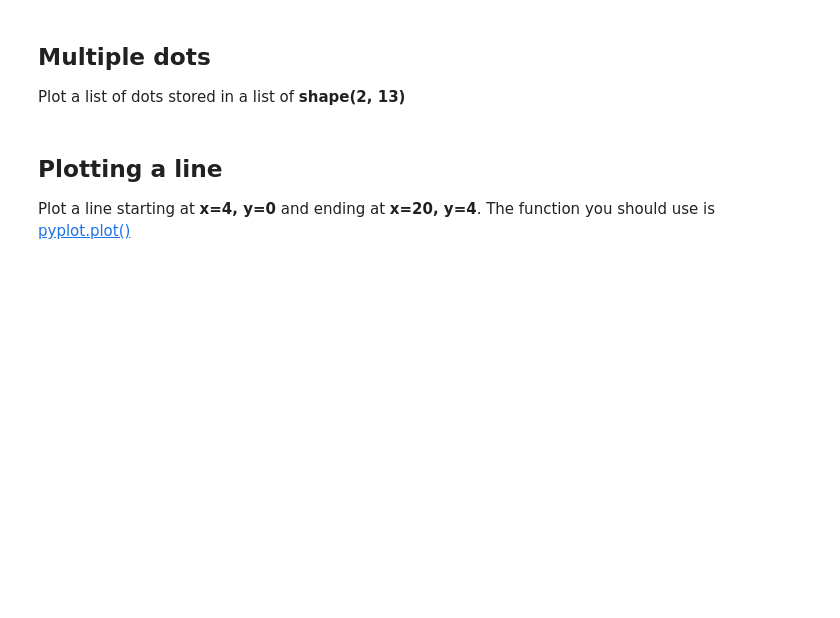
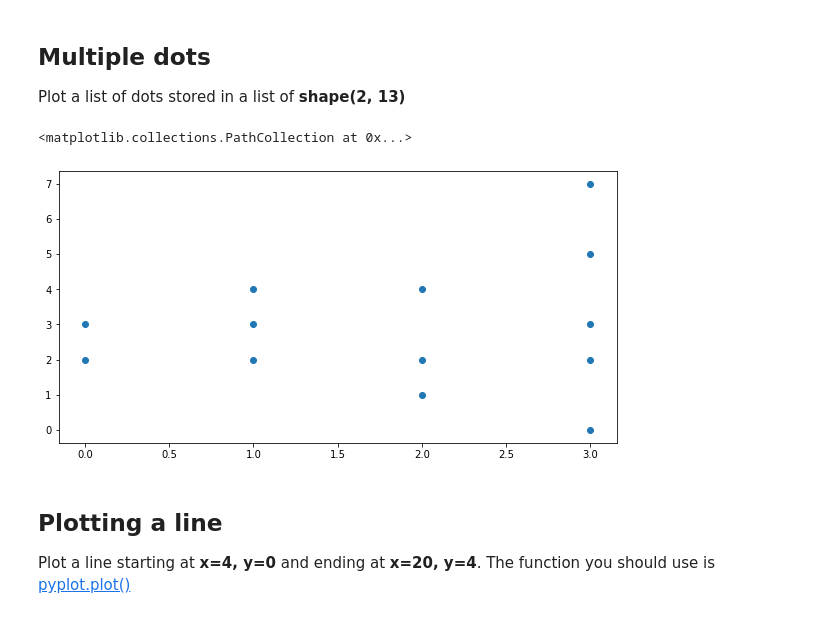
Before and after one commit to smhurf/lewagon_challenges, a Jupyter notebook: 02-Data-Toolkit/03-Data-Visualization/01-Matplotlib-Intro/ex01.ipynb, the cells around one changed output. Saved outputs shown, nothing was run; the diff lists cells and outputs as text; code cells hidden in the pictures; blank space fills up the shorter version.

```diff
--- a/02-Data-Toolkit/03-Data-Visualization/01-Matplotlib-Intro/ex01.ipynb
+++ b/02-Data-Toolkit/03-Data-Visualization/01-Matplotlib-Intro/ex01.ipynb
@@ -26,3 +27,13 @@ Plot a list of dots stored in a list of **shape(2, 13)**
+# %%
+dots = [
+    [1, 1, 2, 2, 2, 3, 1, 3, 3, 3, 3, 0, 0],
+    [2, 3, 2, 4, 1, 3, 4, 2, 0, 5, 7, 2, 3]
+]
+
+plt.scatter(dots[0], dots[1])
+# %% [output]
+<matplotlib.collections.PathCollection at 0x...>
+[figure, added]
 # %% [markdown]
 ## Plotting a line
 
```
Also changed, not shown: parts of 7 cells of this notebook, 3 other files.
